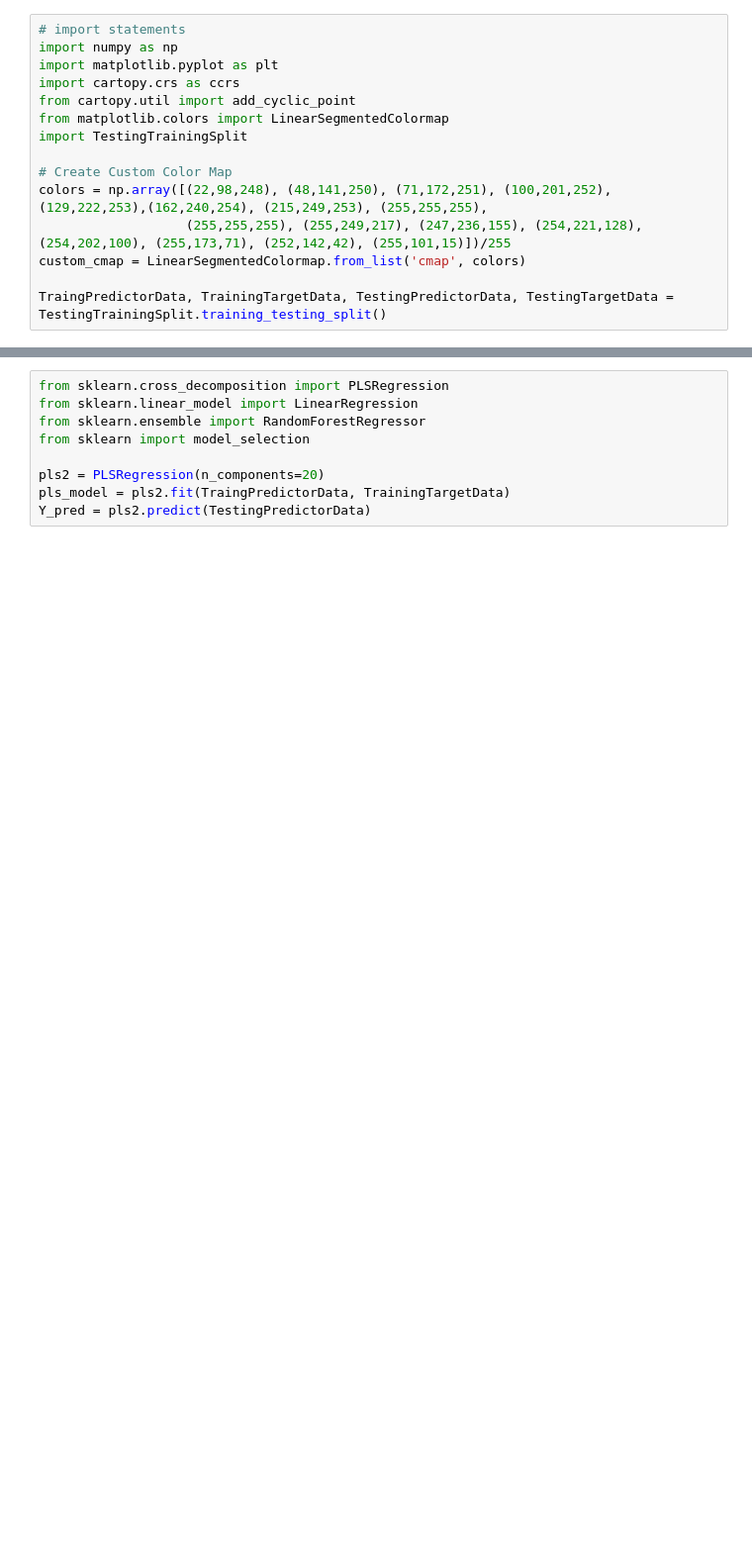
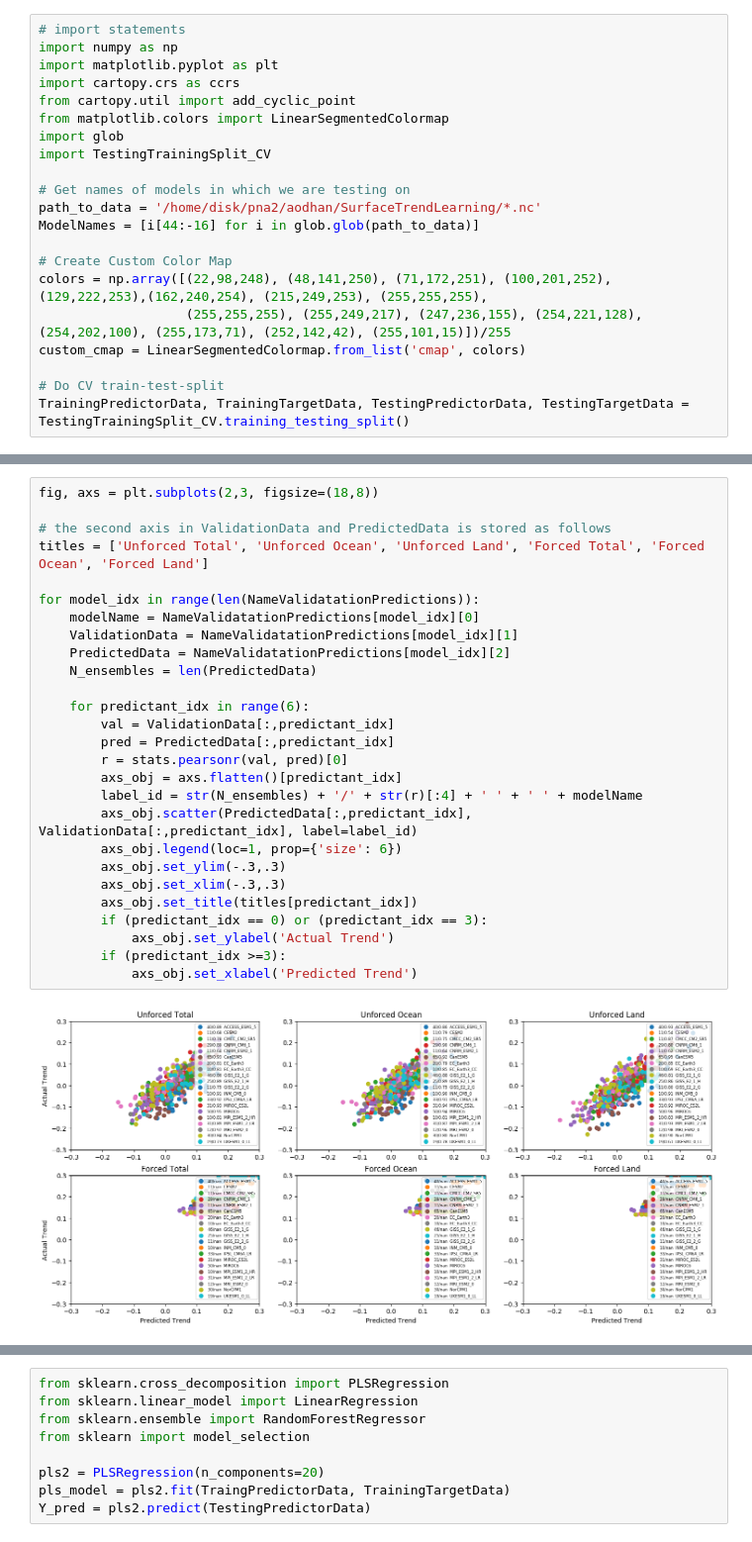
Before and after one commit to AodhanSweeney/SurfaceTrendLearing, a Jupyter notebook: RealScience/PLSRegression.ipynb, the cells around one changed output, grey strips where cells are left out. Shown at 99% size. Cells and saved outputs as stored; diff of their text form; blank space fills up the shorter version.

```diff
--- a/RealScience/PLSRegression.ipynb
+++ b/RealScience/PLSRegression.ipynb
@@ -5,11 +5,17 @@ import matplotlib.pyplot as plt
 import cartopy.crs as ccrs
 from cartopy.util import add_cyclic_point
 from matplotlib.colors import LinearSegmentedColormap
-import TestingTrainingSplit
+import glob
+import TestingTrainingSplit_CV
+
+# Get names of models in which we are testing on
+path_to_data = '/home/disk/pna2/aodhan/SurfaceTrendLearning/*.nc'
+ModelNames = [i[44:-16] for i in glob.glob(path_to_data)]
 
 # Create Custom Color Map
 colors = np.array([(22,98,248), (48,141,250), (71,172,251), (100,201,252), (129,222,253),(162,240,254), (215,249,253), (255,255,255),
                    (255,255,255), (255,249,217), (247,236,155), (254,221,128), (254,202,100), (255,173,71), (252,142,42), (255,101,15)])/255
 custom_cmap = LinearSegmentedColormap.from_list('cmap', colors)
 
-TraingPredictorData, TrainingTargetData, TestingPredictorData, TestingTargetData = TestingTrainingSplit.training_testing_split()
+# Do CV train-test-split
+TrainingPredictorData, TrainingTargetData, TestingPredictorData, TestingTargetData = TestingTrainingSplit_CV.training_testing_split()
@@ -15,0 +44,29 @@ TraingPredictorData, TrainingTargetData, TestingPredictorData, TestingTargetData
+# %%
+fig, axs = plt.subplots(2,3, figsize=(18,8))
+
+# the second axis in ValidationData and PredictedData is stored as follows
+titles = ['Unforced Total', 'Unforced Ocean', 'Unforced Land', 'Forced Total', 'Forced Ocean', 'Forced Land']
+
+for model_idx in range(len(NameValidatationPredictions)):
+    modelName = NameValidatationPredictions[model_idx][0]
+    ValidationData = NameValidatationPredictions[model_idx][1]
+    PredictedData = NameValidatationPredictions[model_idx][2]
+    N_ensembles = len(PredictedData)
+
+    for predictant_idx in range(6):
+        val = ValidationData[:,predictant_idx]
+        pred = PredictedData[:,predictant_idx]
+        r = stats.pearsonr(val, pred)[0]
+        axs_obj = axs.flatten()[predictant_idx]
+        label_id = str(N_ensembles) + '/' + str(r)[:4] + ' ' + ' ' + modelName
+        axs_obj.scatter(PredictedData[:,predictant_idx], ValidationData[:,predictant_idx], label=label_id)
+        axs_obj.legend(loc=1, prop={'size': 6})
+        axs_obj.set_ylim(-.3,.3)
+        axs_obj.set_xlim(-.3,.3)
+        axs_obj.set_title(titles[predictant_idx])
+        if (predictant_idx == 0) or (predictant_idx == 3):
+            axs_obj.set_ylabel('Actual Trend')
+        if (predictant_idx >=3):
+            axs_obj.set_xlabel('Predicted Trend')
+# %% [output]
+[figure, added]
```
Also changed, not shown: parts of 2 cells of this notebook, 2 other files.
